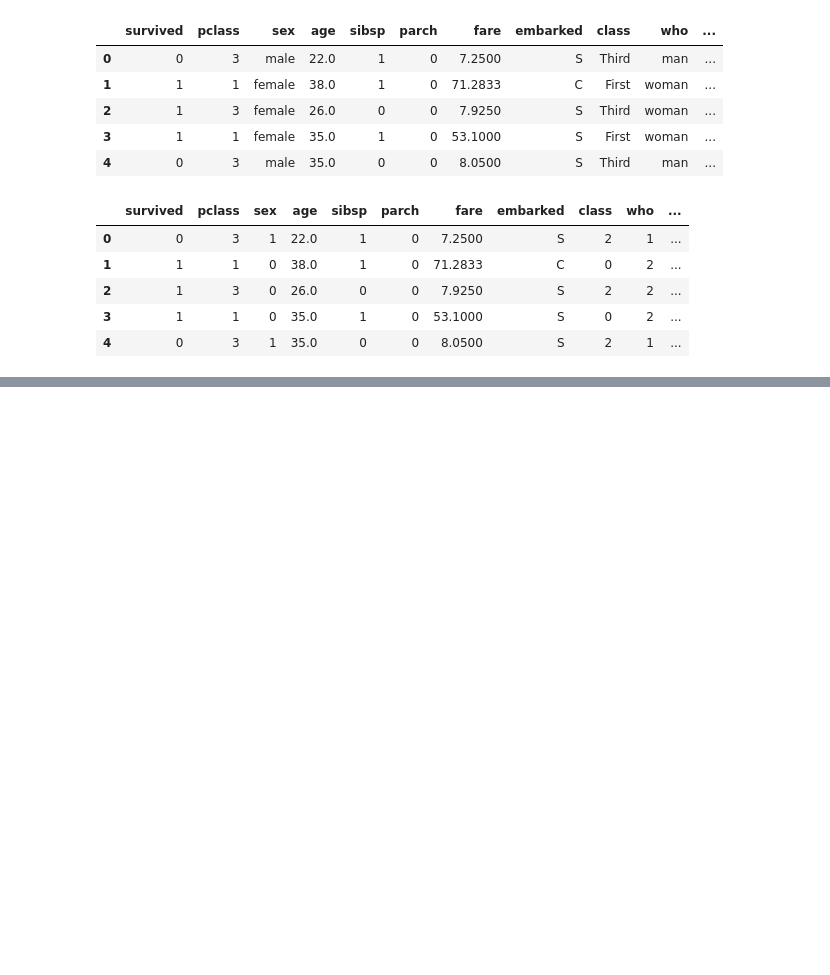
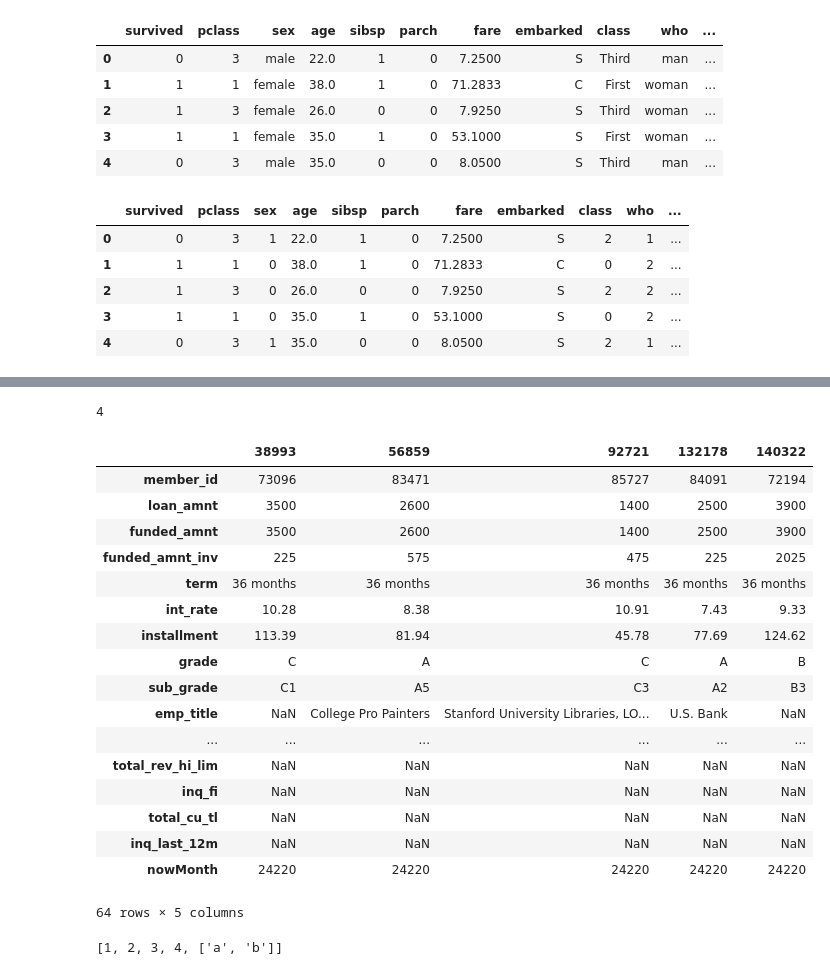
Before and after one commit to fuhailin/PINGAN-2018-Challenge, a Jupyter notebook: solution/Untitled.ipynb, the cells around one changed output, grey strips where cells are left out. Drawn from its saved outputs; the diff is of its cells as text; code cells hidden in the pictures; blank space fills up the shorter version.

```diff
--- a/solution/Untitled.ipynb
+++ b/solution/Untitled.ipynb
@@ -77,2 +76,0 @@ memory usage: 4.1+ MB
-# %%
-test_df['today']='2018-05-01'
@@ -88,2 +76,0 @@ AttributeError: 'Series' object has no attribute 'date'
-# %%
-test_df['nb_months'] = (test_df.earliest_cr_line - np.datetime64('2018-05'))/ np.timedelta64(1, 'M')
@@ -98,0 +77,8 @@ test_df[['earliest_cr_line','issue_d','nb_months']].head()
+# %%
+test_df['earliest_cr_line'] = test_df['earliest_cr_line'].map(lambda x: 12*x.year + x.month)
+test_df['issue_d'] = test_df['issue_d'].map(lambda x: 12*x.year + x.month)
+test_df['nowMonth']=12*pd.to_datetime('today').year+pd.to_datetime('today').month
+# %%
+%%time
+test_df['earliest_cr_line'] = test_df.nowMonth-test_df.earliest_cr_line
+test_df['issue_d'] = test_df.nowMonth-test_df.issue_d
@@ -98,0 +92,25 @@ test_df[['earliest_cr_line','issue_d','nb_months']].head()
+# %%
+a.month
+# %% [output]
+4
+# %%
+test_df[test_df['earliest_cr_line'].isnull()].transpose()
+# %% [output]
+|  | 38993 | 56859 | 92721 | 132178 | 140322 |
+| member_id | 73096 | 83471 | 85727 | 84091 | 72194 |
+| loan_amnt | 3500 | 2600 | 1400 | 2500 | 3900 |
+| funded_amnt | 3500 | 2600 | 1400 | 2500 | 3900 |
+| funded_amnt_inv | 225 | 575 | 475 | 225 | 2025 |
+| term | 36 months | 36 months | 36 months | 36 months | 36 months |
+| int_rate | 10.28 | 8.38 | 10.91 | 7.43 | 9.33 |
+| installment | 113.39 | 81.94 | 45.78 | 77.69 | 124.62 |
+| grade | C | A | C | A | B |
+| sub_grade | C1 | A5 | C3 | A2 | B3 |
+| emp_title | NaN | College Pro Painters | Stanford University Libraries, LO... | U.S. Bank | NaN |
+| ... | ... | ... | ... | ... | ... |
+| total_rev_hi_lim | NaN | NaN | NaN | NaN | NaN |
+| inq_fi | NaN | NaN | NaN | NaN | NaN |
+| total_cu_tl | NaN | NaN | NaN | NaN | NaN |
+| inq_last_12m | NaN | NaN | NaN | NaN | NaN |
+| nowMonth | 24220 | 24220 | 24220 | 24220 | 24220 |
+64 rows × 5 columns
@@ -98,0 +122,4 @@ test_df[['earliest_cr_line','issue_d','nb_months']].head()
+# %%
+d
+# %% [output]
+[1, 2, 3, 4, ['a', 'b']]
```
Also changed, not shown: parts of 14 cells of this notebook, 4 other files.
